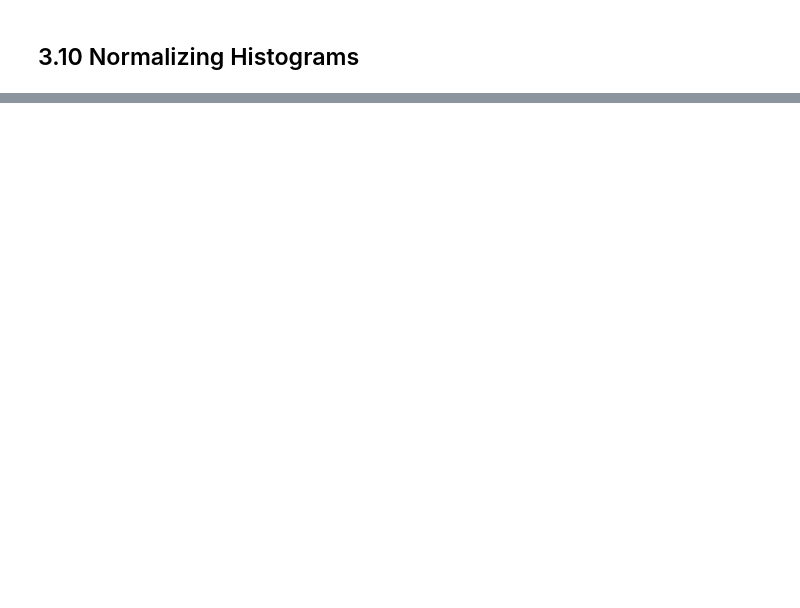
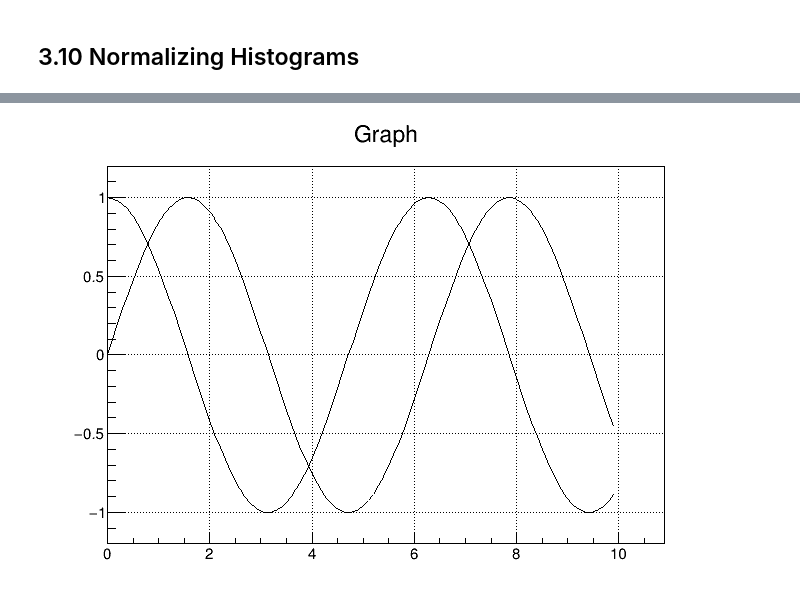
Before and after one commit to Axect/ROOT, a Jupyter notebook: ROOT Tutorial1.ipynb, the cells around one changed output, grey strips where cells are left out. Saved outputs shown, nothing was run; the diff lists cells and outputs as text; code cells hidden in the pictures; blank space fills up the shorter version.

```diff
--- a/ROOT Tutorial1.ipynb
+++ b/ROOT Tutorial1.ipynb
@@ -233,0 +251,22 @@ tc1->Draw();
+# %%
+const Int_t n2 = 100;
+Double_t xg1[n2], yg1[n2], xg2[n2], yg2[n2];
+
+for (Int_t i=0; i<n2; i++) {
+    xg1[i] = 0.1*i;
+    xg2[i] = 0.1*i;
+
+    yg1[i] = sin(xg1[i]);
+    yg2[i] = cos(xg2[i]);
+}
+
+TGraph *g1 = new TGraph(n2,xg1,yg1);
+TGraph *g2 = new TGraph(n2,xg2,yg2);
+
+tC->cd(1);
+tC->SetGrid();
+g1->Draw("AC");
+g2->Draw("CP");
+tC->Draw();
+# %% [output]
+[figure, added]
```
Also changed, not shown: parts of 16 cells of this notebook.
